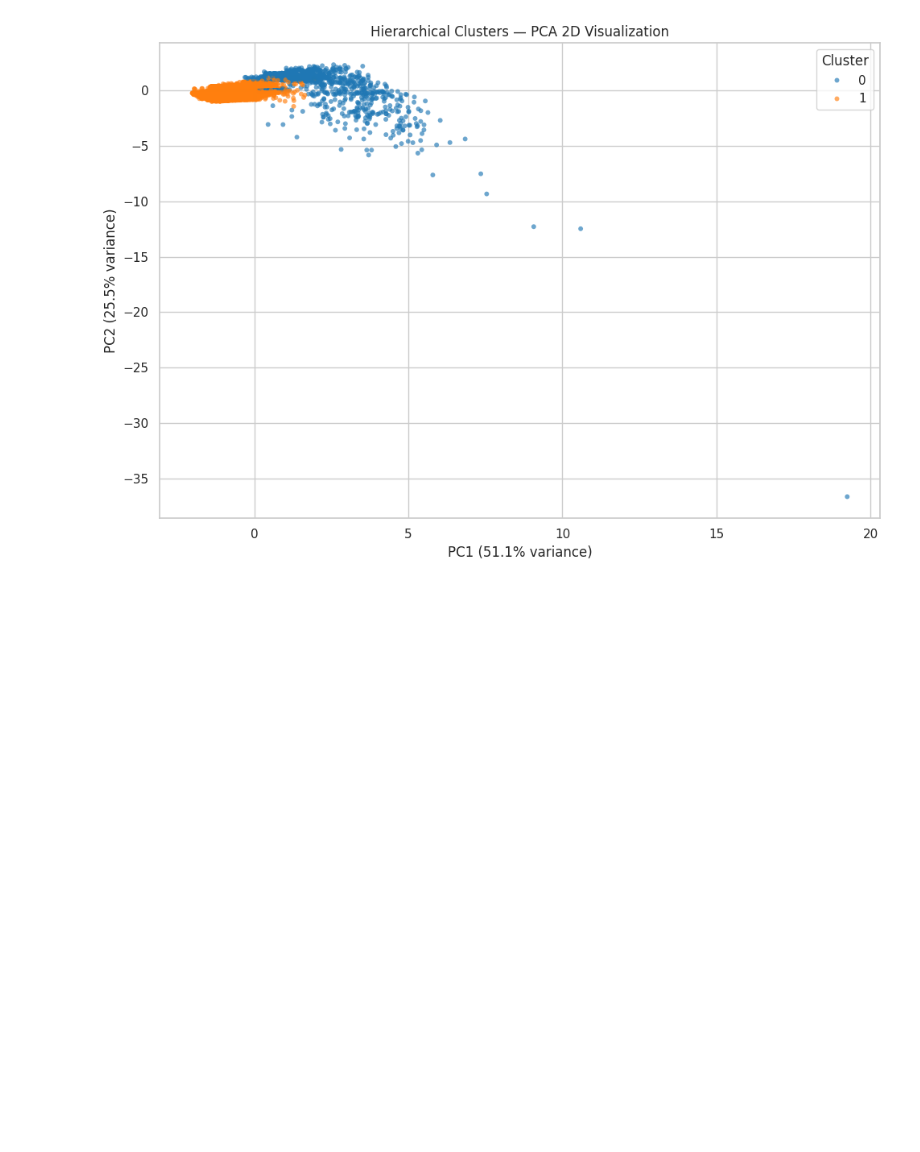
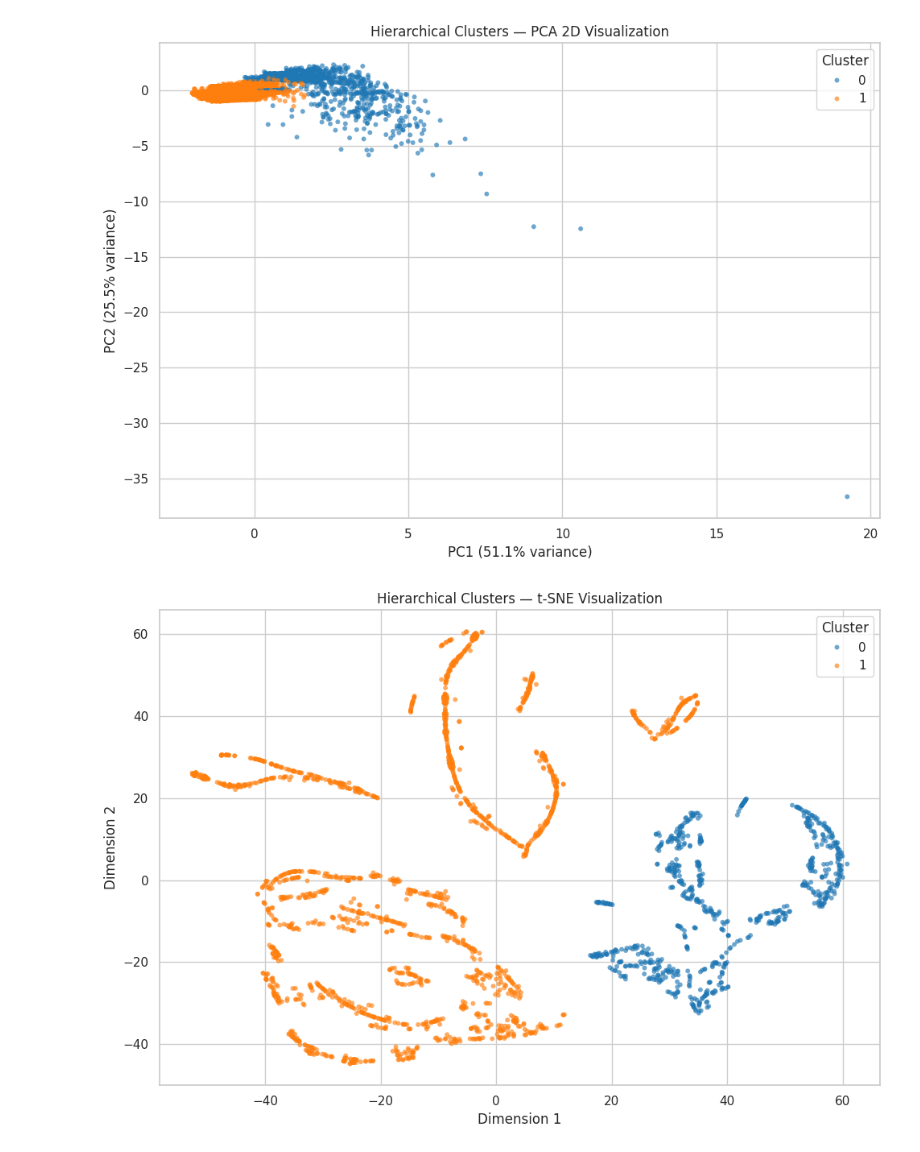
Before and after one commit to manaswiniyoshitha2006-netizen/ML-Evaluation, a Jupyter notebook: notebooks/clustering.ipynb, the cells around one changed output. Drawn from its saved outputs; the diff is of its cells as text; code cells hidden in the pictures; blank space fills up the shorter version.

Commit message:
Add t-SNE cluster visualization

```diff
--- a/notebooks/clustering.ipynb
+++ b/notebooks/clustering.ipynb
@@ -2334,3 +2334,60 @@ PC1 variance: 51.11%
 PC2 variance: 25.53%
 Combined variance: 76.65%
 [figure]
+# %%
+
+# STEP 9: t-SNE VISUALIZATION
+
+TSNE_SAMPLE_SIZE = min(
+    2500,
+    len(X_hier_sample)
+)
+
+tsne_rng = np.random.default_rng(RANDOM_STATE)
+
+tsne_indices = np.sort(
+    tsne_rng.choice(
+        len(X_hier_sample),
+        size=TSNE_SAMPLE_SIZE,
+        replace=False
+    )
+)
+
+X_tsne_input = X_hier_sample[tsne_indices]
+tsne_labels = hierarchical_labels[tsne_indices]
+
+tsne_model = TSNE(
+    n_components=2,
+    perplexity=min(30, (TSNE_SAMPLE_SIZE - 1) / 3),
+    init="pca",
+    learning_rate="auto",
+    random_state=RANDOM_STATE
+)
+
+X_tsne = tsne_model.fit_transform(X_tsne_input)
+
+tsne_df = pd.DataFrame({
+    "Dimension 1": X_tsne[:, 0],
+    "Dimension 2": X_tsne[:, 1],
+    "Cluster": tsne_labels.astype(str)
+})
+
+plt.figure(figsize=(10, 7))
+
+sns.scatterplot(
+    data=tsne_df,
+    x="Dimension 1",
+    y="Dimension 2",
+    hue="Cluster",
+    palette="tab10",
+    s=18,
+    alpha=0.65,
+    linewidth=0
+)
+
+plt.title("Hierarchical Clusters — t-SNE Visualization")
+plt.legend(title="Cluster")
+plt.tight_layout()
+plt.show()
+# %% [output]
+[figure, added]
```
